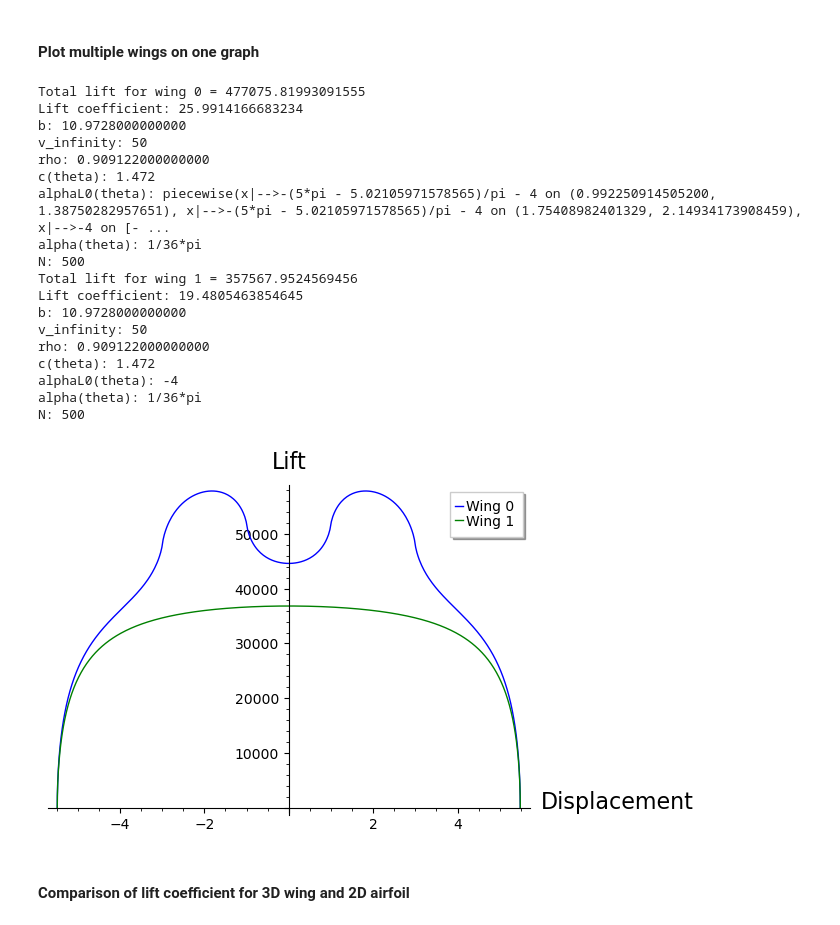
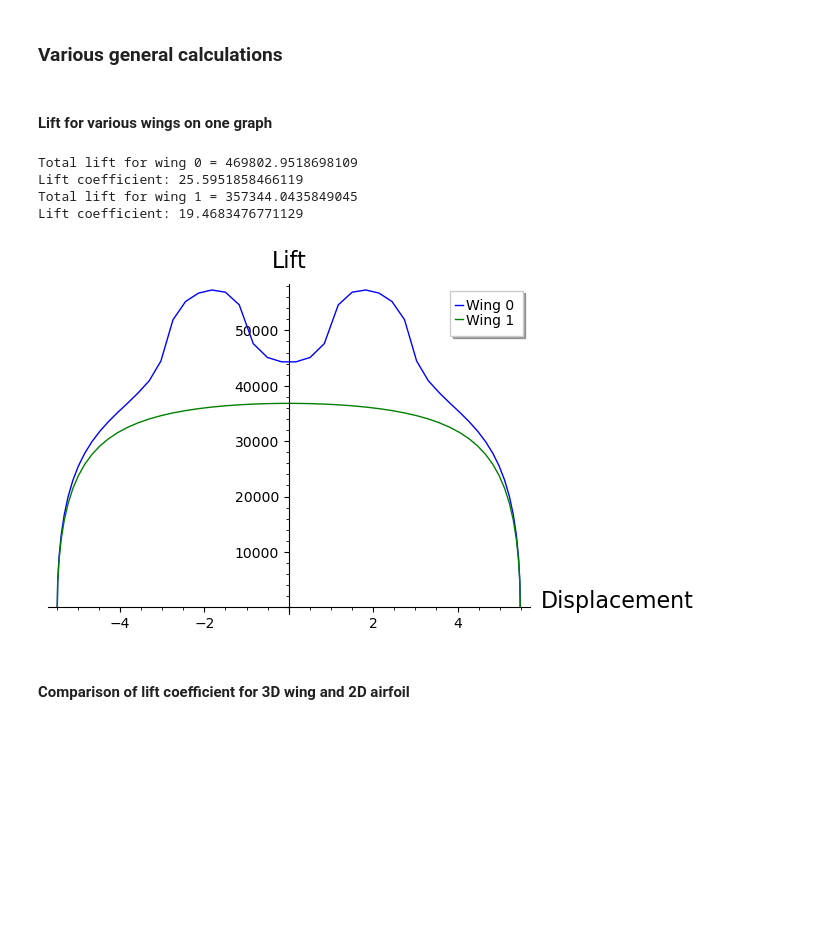
Before and after one commit to juandurante2005/Aerospace-CS-project, a Jupyter notebook: Expanded-lift-dist.ipynb, the cells around one changed output. Saved outputs shown, nothing was run; the diff lists cells and outputs as text; code cells hidden in the pictures; blank space fills up the shorter version.

```diff
--- a/Expanded-lift-dist.ipynb
+++ b/Expanded-lift-dist.ipynb
@@ -16,8 +16,9 @@ class LiftFinder():
     lift_vector = []
     total_lift = 0
     lift_coeff = 0
+    usePythonCode = False
 
-    def __init__(self,wing_info):
+    def __init__(self,wing_info, usePythonCode):
         self.b = wing_info[0]
         self.v_infinity = wing_info[1]
         self.rho = wing_info[2]
@@ -25,8 +26,8 @@ class LiftFinder():
         self.alphaL0 = SR(wing_info[4])
         self.alpha = SR(wing_info[5].replace("pi", str(self.PI)))
         self.N = int(wing_info[6])
+        self.usePythonCode = usePythonCode
         LiftFinder.get_lift(self)
-
 
 
     def five_fifty_one(self):
@@ -69,7 +70,7 @@ class LiftFinder():
             for col in range(0, N):
                 n = col + 1
                 eqParts[row][col] = (2 * b * sin(n * theta)) / (pi * c(x=theta)) + (n * sin(n * theta)) / sin(theta)
-        an_vector = cmake_example.solvePPL(matrix(eqParts), matrix(rhs_vector))
+        an_vector = cmake_example.solvePPL((eqParts), (rhs_vector))
         return an_vector
 
 
@@ -79,8 +80,11 @@ class LiftFinder():
         alpha = self.alpha
         b = self.b
         v_infinity = self.v_infinity
-
-        an_vector = LiftFinder.five_fifty_one_eigen(self)
+        pCode = self.usePythonCode
+        if pCode:
+            an_vector = LiftFinder.five_fifty_one(self)
+        else:
+            an_vector = LiftFinder.five_fifty_one_eigen(self)
         gamma_per_theta = [0 for i in range(0, N)]
         for theta_lcv in range(0, N):
             sum = 0
@@ -213,59 +217,47 @@ def alphal0_calculator(c, alphal0, flaps_span_locs_and_angles, b):
     pieces.append(([flaps_theta[len(flaps_theta) - 1][1], pi], alphal0((pi - flaps_theta[len(flaps_theta) - 1][1])/2)))
     func = piecewise(pieces)
     return func
+# %% [markdown]
+### Various general calculations
 # %%
 #wing_info format:
 #[b, v_infinity, rho, "c(x)", "alphaL0(x)", "alpha(x)", N]
 ref = ["b", "v_infinity", "rho", "c(theta)", "alphaL0(theta)", "alpha(theta)", "N"]
 color_list = ["blue", 'green', 'red', 'cyan', 'magenta', 'yellow', 'black']
 # %% [markdown]
-#### Plot multiple wings on one graph
+#### Lift for various wings on one graph
 # %%
 
-wings = [[10.9728, 50, .909122, "1.472", "-4", str(5 * pi / 180), 500],[10.9728, 50, .909122, "1.472", "-4", str(5 * pi / 180), 500]]
+wings = [[10.9728, 50, .909122, "1.472", "-4", str(5 * pi / 180), 50],[10.9728, 50, .909122, "1.472", "-4", str(5 * pi / 180), 50]]
 alphaL0 = alphal0_calculator(SR(wings[0][3]), SR(wings[0][4]), [[-3, -1, 5, 1], [1, 3, 5, 1]], wings[0][0])
 
 wings[0][4] = alphaL0
 totalplots = plot(0, [0, 0.001])
 index = 0
 for wing_info in wings:
 
-    vec = LiftFinder(wing_info)
+    vec = LiftFinder(wing_info, False)
     print("Total lift for wing " + str(index) + " = " + str(vec.get_total_lift()))
     totalplots = totalplots + list_plot(vec.get_zipped_lists(), legend_label=("Wing " + str(index)), color=color_list[index % 7], plotjoined = True)
     dynamic_pressure = 1/2 * wing_info[2] * wing_info[1] ^ 2
     s = wing_info[0] * average_value(wing_info[3])
     print("Lift coefficient: " + str((vec.get_total_lift()) / (dynamic_pressure * s)))
     index = index + 1
-    for i in range(0, len(ref)):
-        print(ref[i] + ": " + str(wing_info[i]))
+#   for i in range(0, len(ref)):
+#       print(ref[i] + ": " + str(wing_info[i]))
 
 totalplots.axes_labels(["Displacement", "Lift"])
 totalplots.show()
 #vec.lift_finder()
 # x_ax = vec.get_x_axis_reference
 # y_ax = vec.get_lift_vector
 #list_plot(list(zip(x_ax, y_ax)), axes_labels = ["Displacement", "Lift"] )
 # %% [output]
-Total lift for wing 0 = 477075.81993091555
-Lift coefficient: 25.9914166683234
-b: 10.9728000000000
-v_infinity: 50
-rho: 0.909122000000000
-c(theta): 1.472
-alphaL0(theta): piecewise(x|-->-(5*pi - 5.02105971578565)/pi - 4 on (0.992250914505200, 1.38750282957651), x|-->-(5*pi - 5.02105971578565)/pi - 4 on (1.75408982401329, 2.14934173908459), x|-->-4 on [- ...
-alpha(theta): 1/36*pi
-N: 500
-Total lift for wing 1 = 357567.9524569456
-Lift coefficient: 19.4805463854645
-b: 10.9728000000000
-v_infinity: 50
-rho: 0.909122000000000
-c(theta): 1.472
-alphaL0(theta): -4
-alpha(theta): 1/36*pi
-N: 500
+Total lift for wing 0 = 469802.9518698109
+Lift coefficient: 25.5951858466119
+Total lift for wing 1 = 357344.0435849045
+Lift coefficient: 19.4683476771129
-[figure, old version]
+[figure, new version]
 # %% [markdown]
 #### Comparison of lift coefficient for 3D wing and 2D airfoil
 # %%
```
Also changed, not shown: parts of 4 cells of this notebook, 1 other file.
